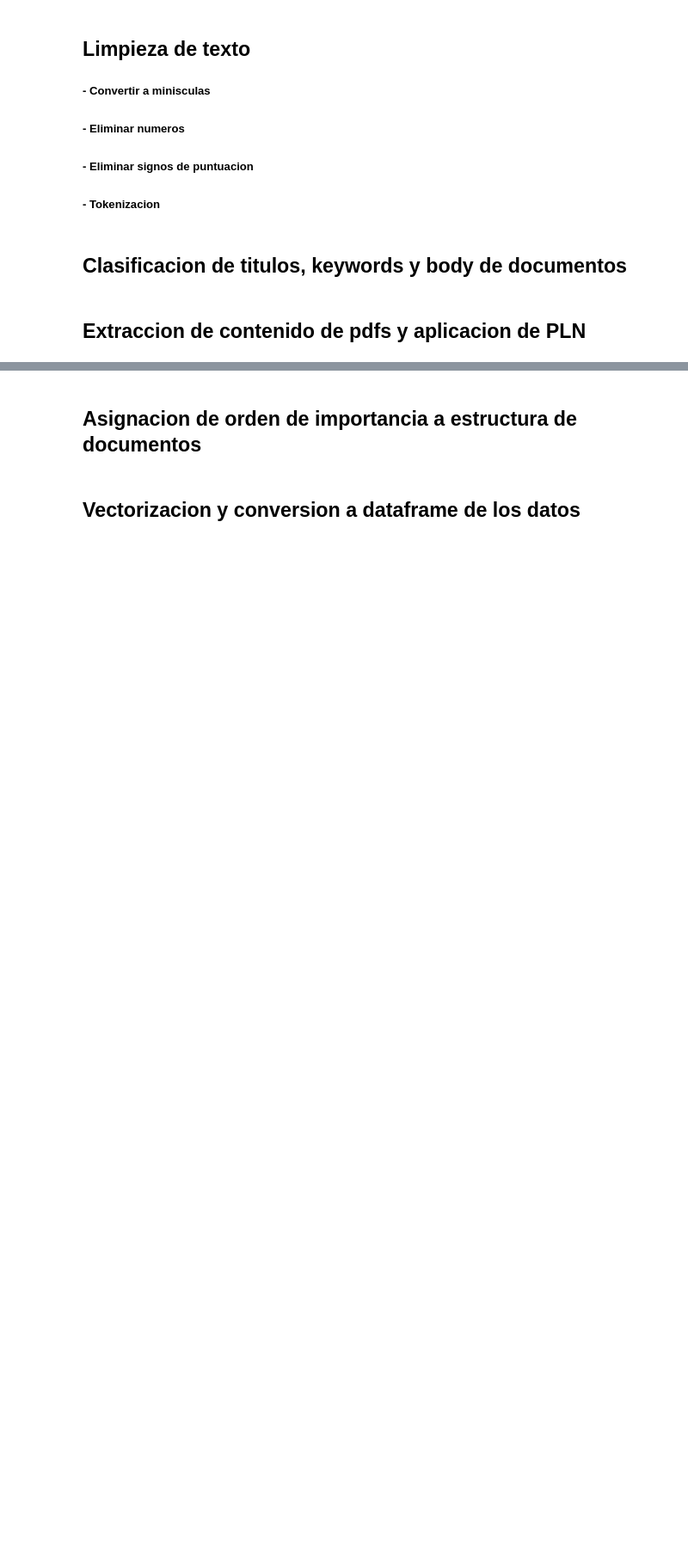
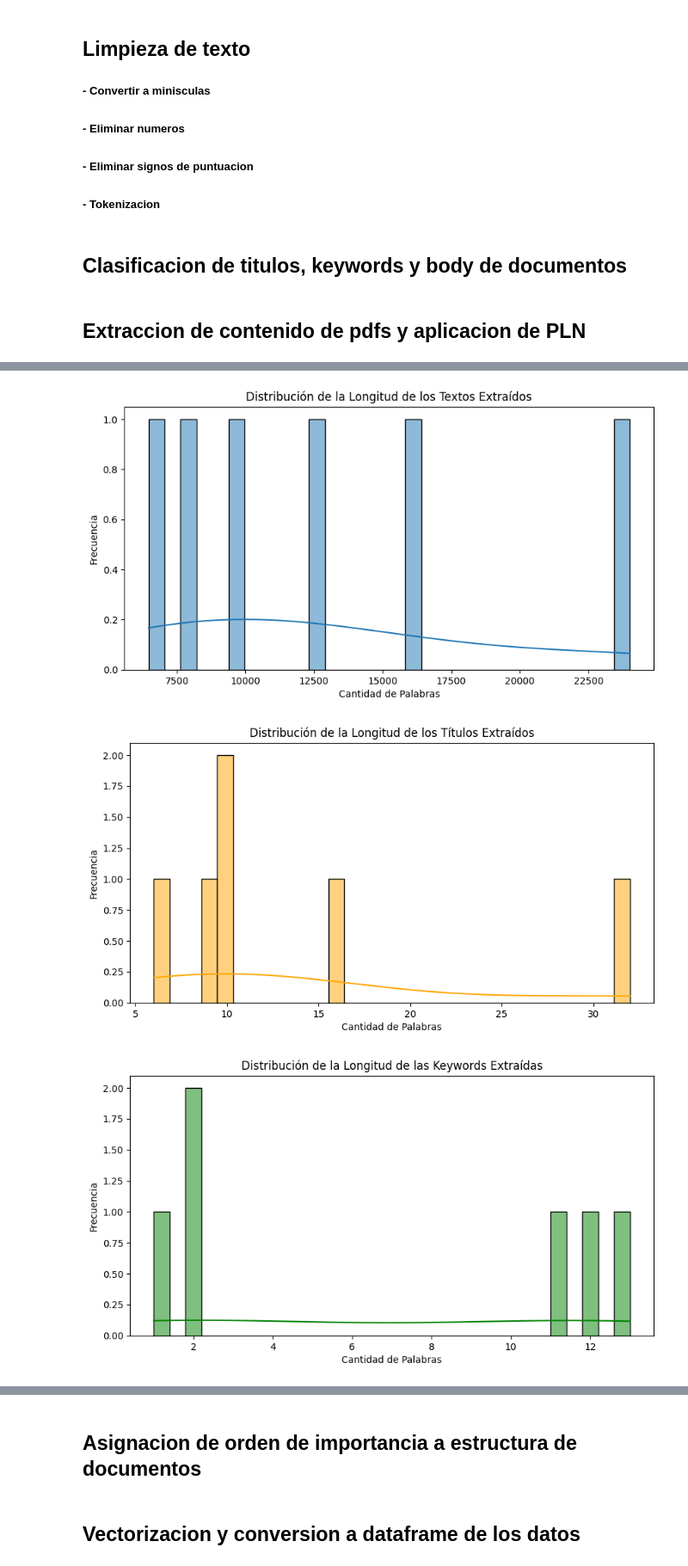
Before and after one commit to EduardoArce03/IA_Final, a Jupyter notebook: src.ipynb, the cells around one changed output, grey strips where cells are left out. Shown at 86% size. Saved outputs shown, nothing was run; the diff lists cells and outputs as text; code cells hidden in the pictures; blank space fills up the shorter version.

```diff
--- a/src.ipynb
+++ b/src.ipynb
@@ -140,0 +144,72 @@ df_pdfs_original["Keywords_Procesadas"] = df_pdfs_original["Keywords_Extraidas"]
+# %%
+import pandas as pd
+import matplotlib.pyplot as plt
+import seaborn as sns
+from wordcloud import WordCloud
+from collections import Counter
+import nltk
+from nltk.tokenize import word_tokenize
+
+# 📌 1️⃣ Cargar el DataFrame con los datos originales
+df_pdfs = pd.read_csv("textos_originales.csv")
+
+# 📌 2️⃣ Análisis general de los documentos
+df_pdfs["Longitud_Texto"] = df_pdfs["Texto_Original"].apply(lambda x: len(str(x).split()))
+df_pdfs["Longitud_Titulo"] = df_pdfs["Titulos_Extraidos"].apply(lambda x: len(str(x).split()))
+df_pdfs["Longitud_Keywords"] = df_pdfs["Keywords_Extraidas"].apply(lambda x: len(str(x).split()))
+
+# 📌 3️⃣ Mostrar estadísticos básicos
+print("\n📌 Estadísticas Generales:")
+print(df_pdfs.describe())
+
+# 📌 4️⃣ Distribución de longitud de textos
+plt.figure(figsize=(10,5))
+sns.histplot(df_pdfs["Longitud_Texto"], bins=30, kde=True)
+plt.title("Distribución de la Longitud de los Textos Extraídos")
+plt.xlabel("Cantidad de Palabras")
+plt.ylabel("Frecuencia")
+plt.show()
+
+# 📌 5️⃣ Distribución de longitud de títulos
+plt.figure(figsize=(10,5))
+sns.histplot(df_pdfs["Longitud_Titulo"], bins=30, kde=True, color="orange")
+plt.title("Distribución de la Longitud de los Títulos Extraídos")
+plt.xlabel("Cantidad de Palabras")
+plt.ylabel("Frecuencia")
+plt.show()
+
+# 📌 6️⃣ Distribución de longitud de keywords
+plt.figure(figsize=(10,5))
+sns.histplot(df_pdfs["Longitud_Keywords"], bins=30, kde=True, color="green")
+plt.title("Distribución de la Longitud de las Keywords Extraídas")
+plt.xlabel("Cantidad de Palabras")
+plt.ylabel("Frecuencia")
+plt.show()
+
+# 📌 7️⃣ Nube de Palabras de los textos completos
+text_data = " ".join(df_pdfs["Texto_Original"].dropna())
+wordcloud = WordCloud(width=800, height=400, background_color="white").generate(text_data)
+
+plt.figure(figsize=(12, 6))
+plt.imshow(wordcloud, interpolation="bilinear")
+plt.axis("off")
+plt.title("Nube de Palabras - Contenido de los PDFs")
+plt.show()
+
+# 📌 8️⃣ Palabras más comunes en los textos
+nltk.download("punkt")
+all_words = word_tokenize(text_data.lower())
+word_counts = Counter(all_words)
+
+common_words = pd.DataFrame(word_counts.most_common(20), columns=["Palabra", "Frecuencia"])
+print("\n📌 Palabras Más Comunes:")
+print(common_words)
+
+# 📌 9️⃣ Relación entre cantidad de keywords y longitud del texto
+plt.figure(figsize=(10, 5))
+sns.scatterplot(x=df_pdfs["Longitud_Keywords"], y=df_pdfs["Longitud_Texto"], alpha=0.7)
+plt.xlabel("Cantidad de Keywords")
+plt.ylabel("Longitud del Texto")
+plt.title("Relación entre Keywords y Longitud del Texto")
+plt.show()
+# %% [output]
@@ -140,0 +226,3 @@ df_pdfs_original["Keywords_Procesadas"] = df_pdfs_original["Keywords_Extraidas"]
+[figure, added]
+[figure, added]
+[figure, added]
```
Also changed, not shown: parts of 5 cells of this notebook.
